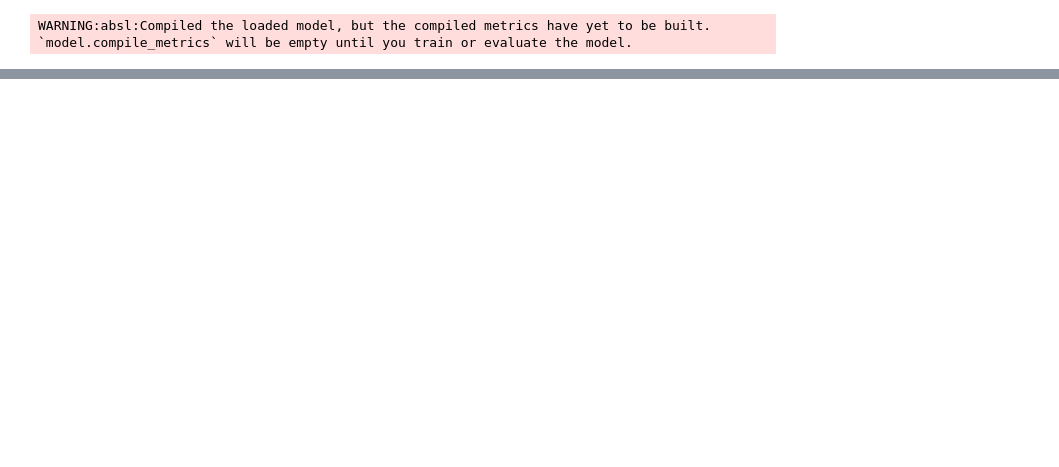
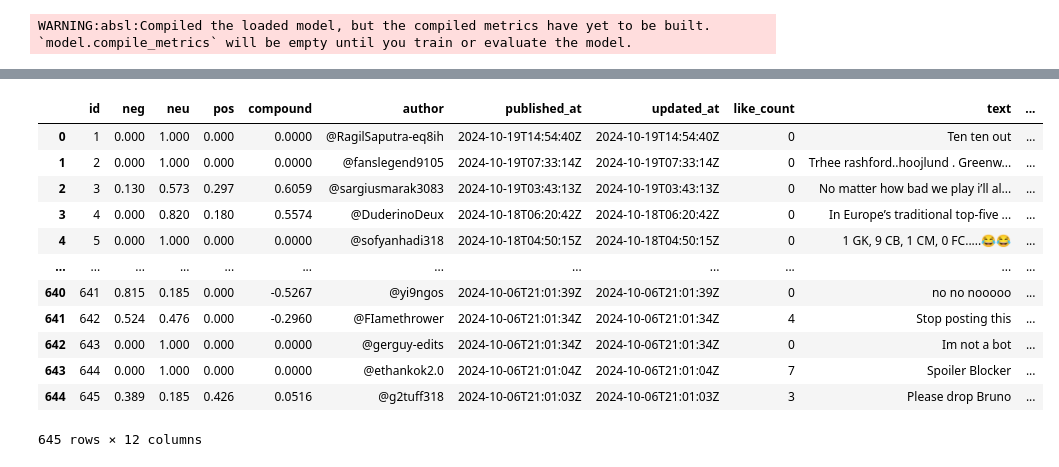
Before and after one commit to asheshh-lal/Wrod2Vec, a Jupyter notebook: Notebook/scraping_comments.ipynb, the cells around one changed output, grey strips where cells are left out. Saved outputs shown, nothing was run; the diff lists cells and outputs as text; code cells hidden in the pictures; blank space fills up the shorter version.

```diff
--- a/Notebook/scraping_comments.ipynb
+++ b/Notebook/scraping_comments.ipynb
@@ -323,0 +286,5 @@ Name: predicted_label, dtype: int64
+# %%
+from nltk.sentiment import SentimentIntensityAnalyzer
+from tqdm.notebook import tqdm
+
+sia = SentimentIntensityAnalyzer()
@@ -323,0 +295,26 @@ Name: predicted_label, dtype: int64
+# %%
+## running the polairity score on the entire dataset
+res = {}
+for i, row in tqdm(df.iterrows(), total=len(df)):
+    text = row['preprocess']
+    my_id = row['id']
+    res[my_id]=sia.polarity_scores(text)
+# %%
+vaders = pd.DataFrame(res).T
+vaders=vaders.reset_index().rename(columns={'index':'id'})
+vaders = vaders.merge(df,how='left')
+vaders
+# %% [output]
+|  | id | neg | neu | pos | compound | author | published_at | updated_at | like_count | text | ... |
+| 0 | 1 | 0.000 | 1.000 | 0.000 | 0.0000 | @RagilSaputra-eq8ih | 2024-10-19T14:54:40Z | 2024-10-19T14:54:40Z | 0 | Ten ten out | ... |
+| 1 | 2 | 0.000 | 1.000 | 0.000 | 0.0000 | @fanslegend9105 | 2024-10-19T07:33:14Z | 2024-10-19T07:33:14Z | 0 | Trhee rashford..hoojlund . Greenw... | ... |
+| 2 | 3 | 0.130 | 0.573 | 0.297 | 0.6059 | @sargiusmarak3083 | 2024-10-19T03:43:13Z | 2024-10-19T03:43:13Z | 0 | No matter how bad we play i’ll al... | ... |
+| 3 | 4 | 0.000 | 0.820 | 0.180 | 0.5574 | @DuderinoDeux | 2024-10-18T06:20:42Z | 2024-10-18T06:20:42Z | 0 | In Europe’s traditional top-five ... | ... |
+| 4 | 5 | 0.000 | 1.000 | 0.000 | 0.0000 | @sofyanhadi318 | 2024-10-18T04:50:15Z | 2024-10-18T04:50:15Z | 0 | 1 GK, 9 CB, 1 CM, 0 FC.....😂😂 | ... |
+| ... | ... | ... | ... | ... | ... | ... | ... | ... | ... | ... | ... |
+| 640 | 641 | 0.815 | 0.185 | 0.000 | -0.5267 | @yi9ngos | 2024-10-06T21:01:39Z | 2024-10-06T21:01:39Z | 0 | no no nooooo | ... |
+| 641 | 642 | 0.524 | 0.476 | 0.000 | -0.2960 | @FIamethrower | 2024-10-06T21:01:34Z | 2024-10-06T21:01:34Z | 4 | Stop posting this | ... |
+| 642 | 643 | 0.000 | 1.000 | 0.000 | 0.0000 | @gerguy-edits | 2024-10-06T21:01:34Z | 2024-10-06T21:01:34Z | 0 | Im not a bot | ... |
+| 643 | 644 | 0.000 | 1.000 | 0.000 | 0.0000 | @ethankok2.0 | 2024-10-06T21:01:04Z | 2024-10-06T21:01:04Z | 7 | Spoiler Blocker | ... |
+| 644 | 645 | 0.389 | 0.185 | 0.426 | 0.0516 | @g2tuff318 | 2024-10-06T21:01:03Z | 2024-10-06T21:01:03Z | 3 | Please drop Bruno | ... |
+645 rows × 12 columns
```
Also changed, not shown: parts of 28 cells of this notebook, 3 other files.
